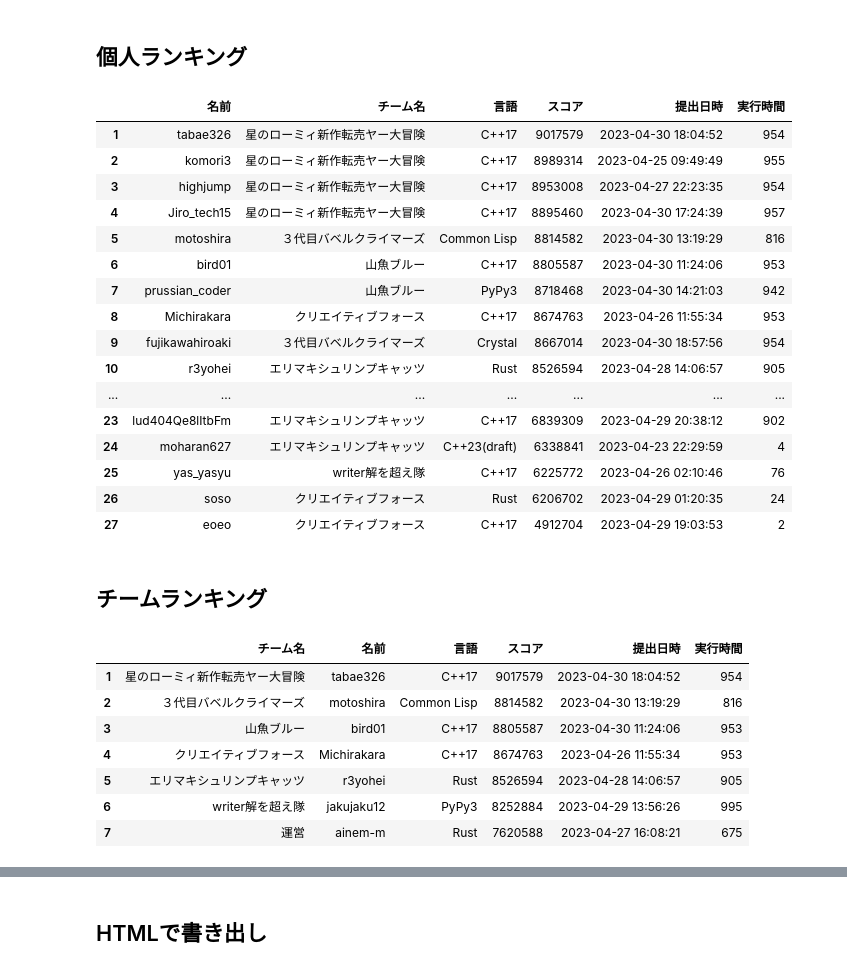
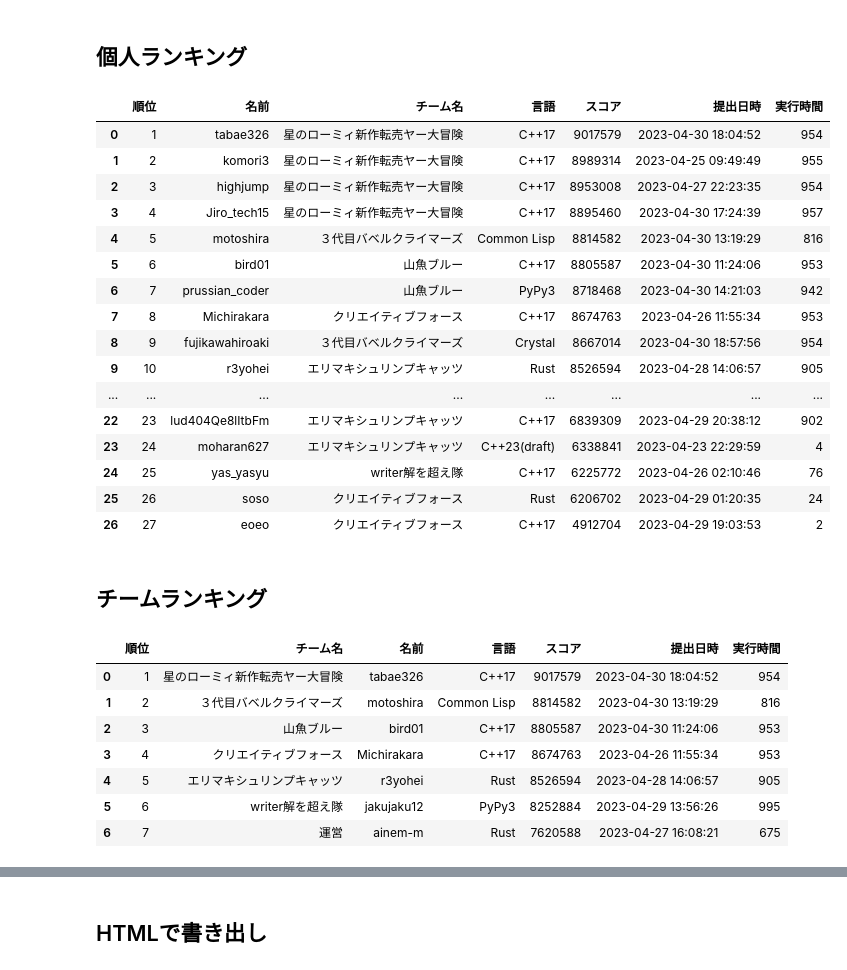
Before and after one commit to edomonndo/mtk-results, a Jupyter notebook: scripts/mtk005.ipynb, the cells around one changed output, grey strips where cells are left out. Drawn from its saved outputs; the diff is of its cells as text; code cells hidden in the pictures.

```diff
--- a/scripts/mtk005.ipynb
+++ b/scripts/mtk005.ipynb
@@ -55,7 +93,9 @@ records = {
     "lang": [],
     "score": [],
     "submit": [],
-    "elappsed_time": [],
+    "elapsed_time": [],
+    "argo_rate": [],
+    "heuristic_rate": [],
 }
 
 not_in_record = set()
@@ -80,7 +120,9 @@ while True:
         records["lang"].append(row.contents[11].text)
         records["score"].append(get_score(row.contents[1].text))
         records["submit"].append(submit)
-        records["elappsed_time"].append(int(row.contents[15].text.rsplit()[0]))
+        records["elapsed_time"].append(int(row.contents[15].text.rsplit()[0]))
+        records["argo_rate"].append(member_rate[name][0])
+        records["heuristic_rate"].append(member_rate[name][1])
       else:
         not_in_record.add(name)
     elif submit < contest_start:
@@ -95,6 +137,6 @@ if not_in_record: print("バチャ期間中に提出があったが、参加者
 コンテスト期間中の提出結果から、リストを作成
 # %%
 df = pd.DataFrame(data=records)
-df.columns = ["名前","チーム名", "言語", "スコア", "提出日時", "実行時間"]
+df.columns = ["名前","チーム名", "言語", "スコア", "提出日時", "実行時間", "アルゴレート", "ヒューリスティックレート"]
 df
 # %% [output]
@@ -115,43 +157,47 @@ df
 ## 個人ランキング
 # %%
 df_individual = df.loc[df.groupby("名前")["スコア"].idxmax()]
+df_individual.drop(columns=["アルゴレート", "ヒューリスティックレート"], inplace=True)
 df_individual.sort_values("スコア", ascending=False, inplace=True)
 df_individual.reset_index(inplace=True, drop=True)
-df_individual.index += 1
+df_individual["順位"] = range(1,len(df_individual)+1)
+df_individual = df_individual.reindex(columns=["順位", "名前", "チーム名", "言語", "スコア", "提出日時", "実行時間"])
 df_individual
 # %% [output]
-|  | 名前 | チーム名 | 言語 | スコア | 提出日時 | 実行時間 |
-| 1 | tabae326 | 星のローミィ新作転売ヤー大冒険 | C++17 | 9017579 | 2023-04-30 18:04:52 | 954 |
-| 2 | komori3 | 星のローミィ新作転売ヤー大冒険 | C++17 | 8989314 | 2023-04-25 09:49:49 | 955 |
-| 3 | highjump | 星のローミィ新作転売ヤー大冒険 | C++17 | 8953008 | 2023-04-27 22:23:35 | 954 |
-| 4 | Jiro_tech15 | 星のローミィ新作転売ヤー大冒険 | C++17 | 8895460 | 2023-04-30 17:24:39 | 957 |
-| 5 | motoshira | ３代目バベルクライマーズ | Common Lisp | 8814582 | 2023-04-30 13:19:29 | 816 |
-| 6 | bird01 | 山魚ブルー | C++17 | 8805587 | 2023-04-30 11:24:06 | 953 |
-| 7 | prussian_coder | 山魚ブルー | PyPy3 | 8718468 | 2023-04-30 14:21:03 | 942 |
-| 8 | Michirakara | クリエイティブフォース | C++17 | 8674763 | 2023-04-26 11:55:34 | 953 |
-| 9 | fujikawahiroaki | ３代目バベルクライマーズ | Crystal | 8667014 | 2023-04-30 18:57:56 | 954 |
-| 10 | r3yohei | エリマキシュリンプキャッツ | Rust | 8526594 | 2023-04-28 14:06:57 | 905 |
-| ... | ... | ... | ... | ... | ... | ... |
-| 23 | lud404Qe8lItbFm | エリマキシュリンプキャッツ | C++17 | 6839309 | 2023-04-29 20:38:12 | 902 |
-| 24 | moharan627 | エリマキシュリンプキャッツ | C++23(draft) | 6338841 | 2023-04-23 22:29:59 | 4 |
-| 25 | yas_yasyu | writer解を超え隊 | C++17 | 6225772 | 2023-04-26 02:10:46 | 76 |
-| 26 | soso | クリエイティブフォース | Rust | 6206702 | 2023-04-29 01:20:35 | 24 |
-| 27 | eoeo | クリエイティブフォース | C++17 | 4912704 | 2023-04-29 19:03:53 | 2 |
+|  | 順位 | 名前 | チーム名 | 言語 | スコア | 提出日時 | 実行時間 |
+| 0 | 1 | tabae326 | 星のローミィ新作転売ヤー大冒険 | C++17 | 9017579 | 2023-04-30 18:04:52 | 954 |
+| 1 | 2 | komori3 | 星のローミィ新作転売ヤー大冒険 | C++17 | 8989314 | 2023-04-25 09:49:49 | 955 |
+| 2 | 3 | highjump | 星のローミィ新作転売ヤー大冒険 | C++17 | 8953008 | 2023-04-27 22:23:35 | 954 |
+| 3 | 4 | Jiro_tech15 | 星のローミィ新作転売ヤー大冒険 | C++17 | 8895460 | 2023-04-30 17:24:39 | 957 |
+| 4 | 5 | motoshira | ３代目バベルクライマーズ | Common Lisp | 8814582 | 2023-04-30 13:19:29 | 816 |
+| 5 | 6 | bird01 | 山魚ブルー | C++17 | 8805587 | 2023-04-30 11:24:06 | 953 |
+| 6 | 7 | prussian_coder | 山魚ブルー | PyPy3 | 8718468 | 2023-04-30 14:21:03 | 942 |
+| 7 | 8 | Michirakara | クリエイティブフォース | C++17 | 8674763 | 2023-04-26 11:55:34 | 953 |
+| 8 | 9 | fujikawahiroaki | ３代目バベルクライマーズ | Crystal | 8667014 | 2023-04-30 18:57:56 | 954 |
+| 9 | 10 | r3yohei | エリマキシュリンプキャッツ | Rust | 8526594 | 2023-04-28 14:06:57 | 905 |
+| ... | ... | ... | ... | ... | ... | ... | ... |
+| 22 | 23 | lud404Qe8lItbFm | エリマキシュリンプキャッツ | C++17 | 6839309 | 2023-04-29 20:38:12 | 902 |
+| 23 | 24 | moharan627 | エリマキシュリンプキャッツ | C++23(draft) | 6338841 | 2023-04-23 22:29:59 | 4 |
+| 24 | 25 | yas_yasyu | writer解を超え隊 | C++17 | 6225772 | 2023-04-26 02:10:46 | 76 |
+| 25 | 26 | soso | クリエイティブフォース | Rust | 6206702 | 2023-04-29 01:20:35 | 24 |
+| 26 | 27 | eoeo | クリエイティブフォース | C++17 | 4912704 | 2023-04-29 19:03:53 | 2 |
 # %% [markdown]
 ## チームランキング
 # %%
 df_team = df.loc[df.groupby("チーム名")["スコア"].idxmax()]
+df_team.drop(columns=["アルゴレート", "ヒューリスティックレート"], inplace=True)
 df_team = df_team.reindex(columns = ["チーム名", "名前", "言語", "スコア", "提出日時", "実行時間"])
 df_team.sort_values("スコア", ascending=False, inplace=True)
 df_team.reset_index(inplace=True, drop=True)
-df_team.index += 1
+df_team["順位"] = range(1,len(df_team)+1)
+df_team = df_team.reindex(columns=["順位", "チーム名", "名前", "言語", "スコア", "提出日時", "実行時間"])
 df_team
 # %% [output]
-|  | チーム名 | 名前 | 言語 | スコア | 提出日時 | 実行時間 |
-| 1 | 星のローミィ新作転売ヤー大冒険 | tabae326 | C++17 | 9017579 | 2023-04-30 18:04:52 | 954 |
-| 2 | ３代目バベルクライマーズ | motoshira | Common Lisp | 8814582 | 2023-04-30 13:19:29 | 816 |
-| 3 | 山魚ブルー | bird01 | C++17 | 8805587 | 2023-04-30 11:24:06 | 953 |
-| 4 | クリエイティブフォース | Michirakara | C++17 | 8674763 | 2023-04-26 11:55:34 | 953 |
-| 5 | エリマキシュリンプキャッツ | r3yohei | Rust | 8526594 | 2023-04-28 14:06:57 | 905 |
-| 6 | writer解を超え隊 | jakujaku12 | PyPy3 | 8252884 | 2023-04-29 13:56:26 | 995 |
-| 7 | 運営 | ainem-m | Rust | 7620588 | 2023-04-27 16:08:21 | 675 |
+|  | 順位 | チーム名 | 名前 | 言語 | スコア | 提出日時 | 実行時間 |
+| 0 | 1 | 星のローミィ新作転売ヤー大冒険 | tabae326 | C++17 | 9017579 | 2023-04-30 18:04:52 | 954 |
+| 1 | 2 | ３代目バベルクライマーズ | motoshira | Common Lisp | 8814582 | 2023-04-30 13:19:29 | 816 |
+| 2 | 3 | 山魚ブルー | bird01 | C++17 | 8805587 | 2023-04-30 11:24:06 | 953 |
+| 3 | 4 | クリエイティブフォース | Michirakara | C++17 | 8674763 | 2023-04-26 11:55:34 | 953 |
+| 4 | 5 | エリマキシュリンプキャッツ | r3yohei | Rust | 8526594 | 2023-04-28 14:06:57 | 905 |
+| 5 | 6 | writer解を超え隊 | jakujaku12 | PyPy3 | 8252884 | 2023-04-29 13:56:26 | 995 |
+| 6 | 7 | 運営 | ainem-m | Rust | 7620588 | 2023-04-27 16:08:21 | 675 |
```
Also changed, not shown: parts of 12 cells of this notebook, 10 other files.
